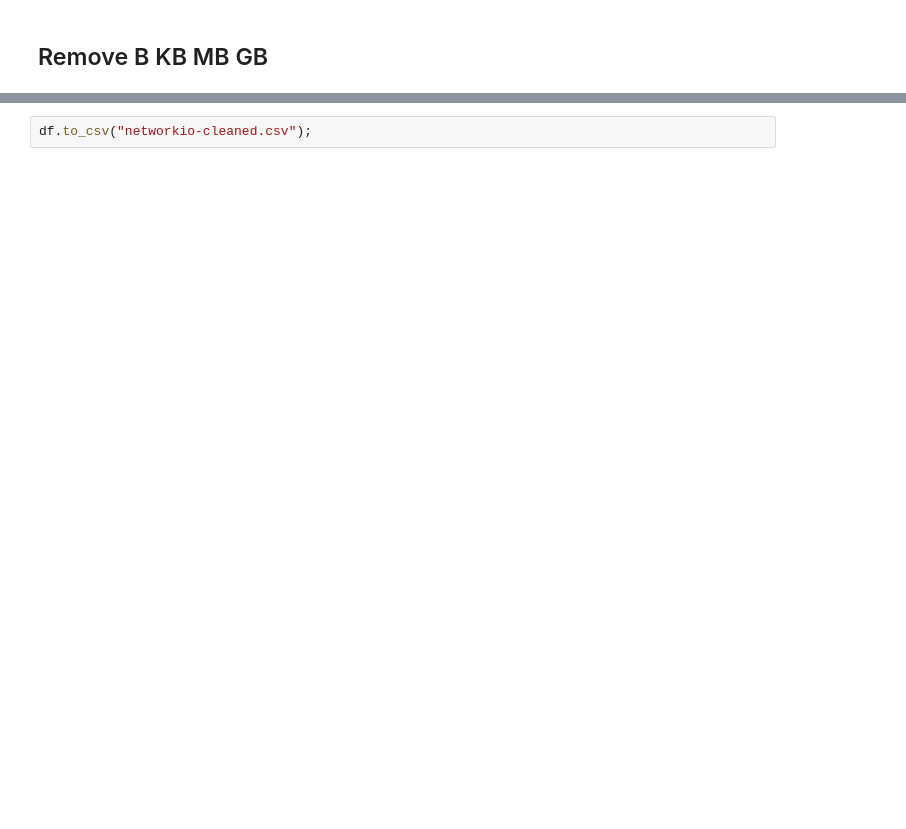
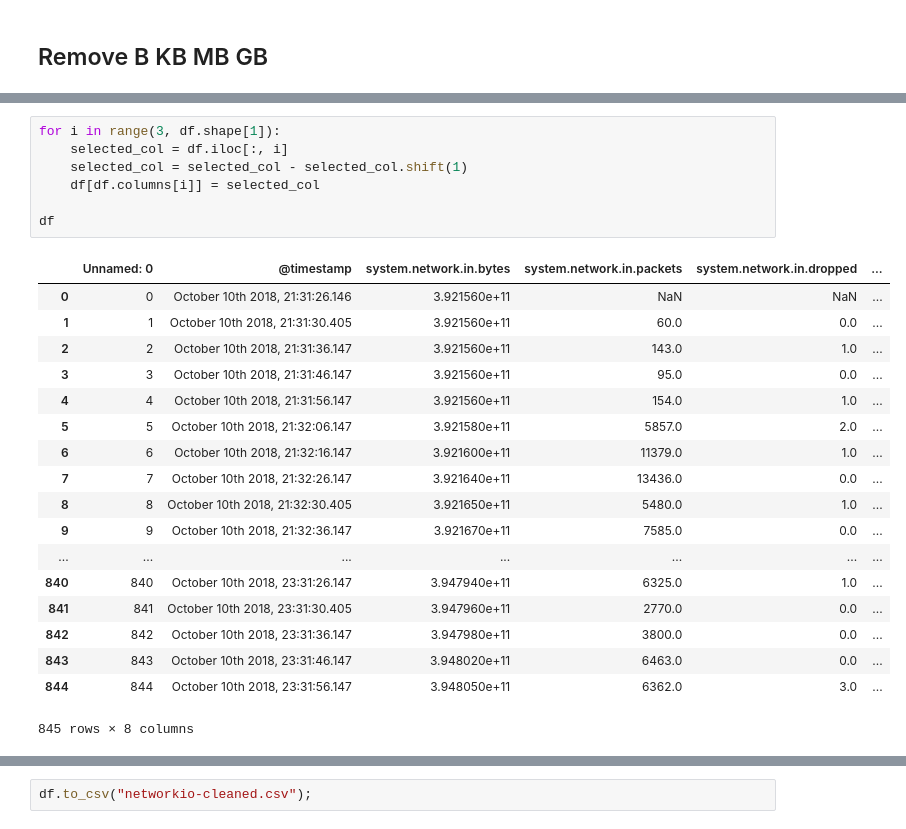
Before and after one commit to AnoML/DataPreprocessing, a Jupyter notebook: preprocessing-networkio/preprocess.ipynb, the cells around one changed output, grey strips where cells are left out. Cells and saved outputs as stored; diff of their text form; blank space fills up the shorter version.

```diff
--- a/preprocessing-networkio/preprocess.ipynb
+++ b/preprocessing-networkio/preprocess.ipynb
@@ -53,0 +65,26 @@ df.head()
+# %%
+for i in range(3, df.shape[1]):
+    selected_col = df.iloc[:, i]
+    selected_col = selected_col - selected_col.shift(1)
+    df[df.columns[i]] = selected_col
+
+df
+# %% [output]
+|  | Unnamed: 0 | @timestamp | system.network.in.bytes | system.network.in.packets | system.network.in.dropped | ... |
+| 0 | 0 | October 10th 2018, 21:31:26.146 | 3.921560e+11 | NaN | NaN | ... |
+| 1 | 1 | October 10th 2018, 21:31:30.405 | 3.921560e+11 | 60.0 | 0.0 | ... |
+| 2 | 2 | October 10th 2018, 21:31:36.147 | 3.921560e+11 | 143.0 | 1.0 | ... |
+| 3 | 3 | October 10th 2018, 21:31:46.147 | 3.921560e+11 | 95.0 | 0.0 | ... |
+| 4 | 4 | October 10th 2018, 21:31:56.147 | 3.921560e+11 | 154.0 | 1.0 | ... |
+| 5 | 5 | October 10th 2018, 21:32:06.147 | 3.921580e+11 | 5857.0 | 2.0 | ... |
+| 6 | 6 | October 10th 2018, 21:32:16.147 | 3.921600e+11 | 11379.0 | 1.0 | ... |
+| 7 | 7 | October 10th 2018, 21:32:26.147 | 3.921640e+11 | 13436.0 | 0.0 | ... |
+| 8 | 8 | October 10th 2018, 21:32:30.405 | 3.921650e+11 | 5480.0 | 1.0 | ... |
+| 9 | 9 | October 10th 2018, 21:32:36.147 | 3.921670e+11 | 7585.0 | 0.0 | ... |
+| ... | ... | ... | ... | ... | ... | ... |
+| 840 | 840 | October 10th 2018, 23:31:26.147 | 3.947940e+11 | 6325.0 | 1.0 | ... |
+| 841 | 841 | October 10th 2018, 23:31:30.405 | 3.947960e+11 | 2770.0 | 0.0 | ... |
+| 842 | 842 | October 10th 2018, 23:31:36.147 | 3.947980e+11 | 3800.0 | 0.0 | ... |
+| 843 | 843 | October 10th 2018, 23:31:46.147 | 3.948020e+11 | 6463.0 | 0.0 | ... |
+| 844 | 844 | October 10th 2018, 23:31:56.147 | 3.948050e+11 | 6362.0 | 3.0 | ... |
+845 rows × 8 columns
```
Also changed, not shown: parts of 5 cells of this notebook, 1 other file.
